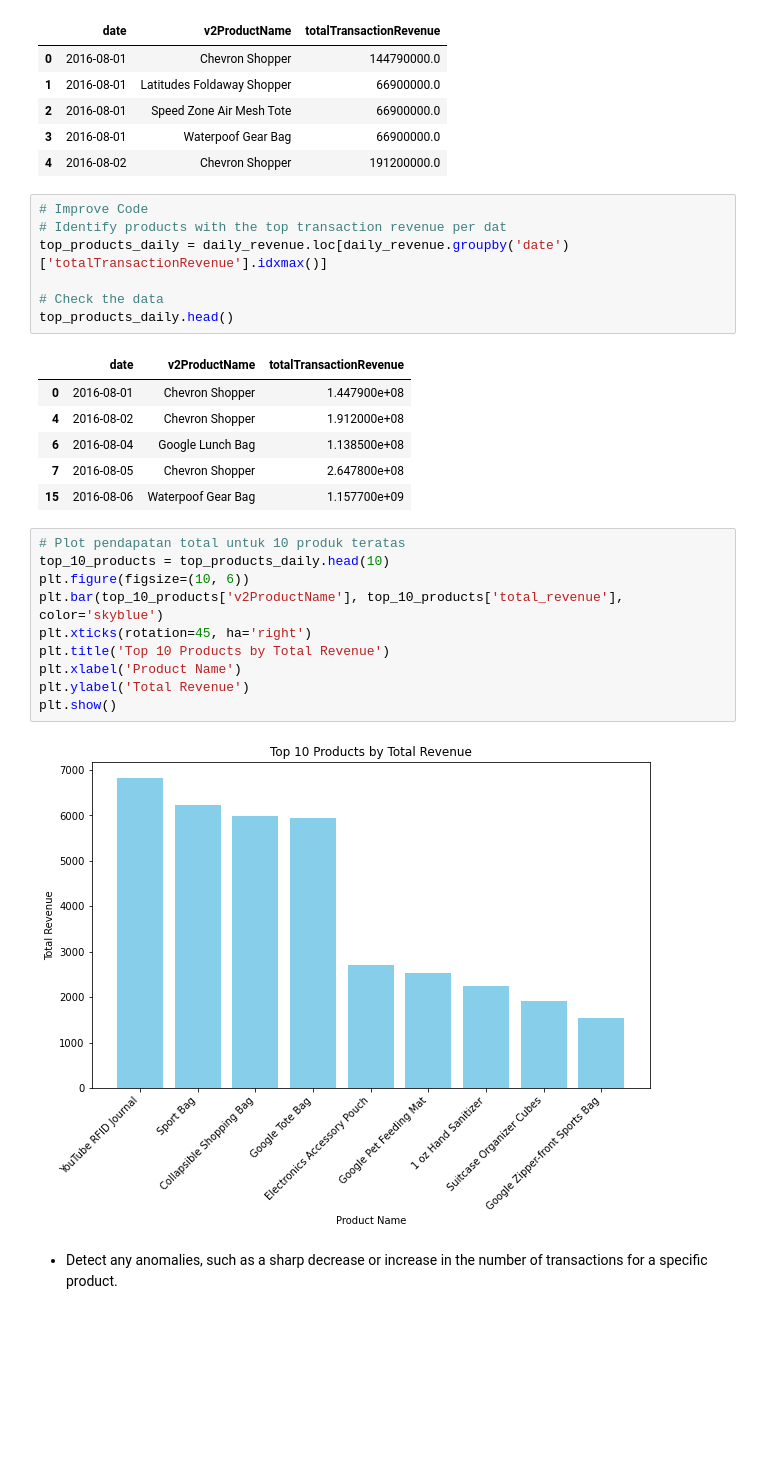
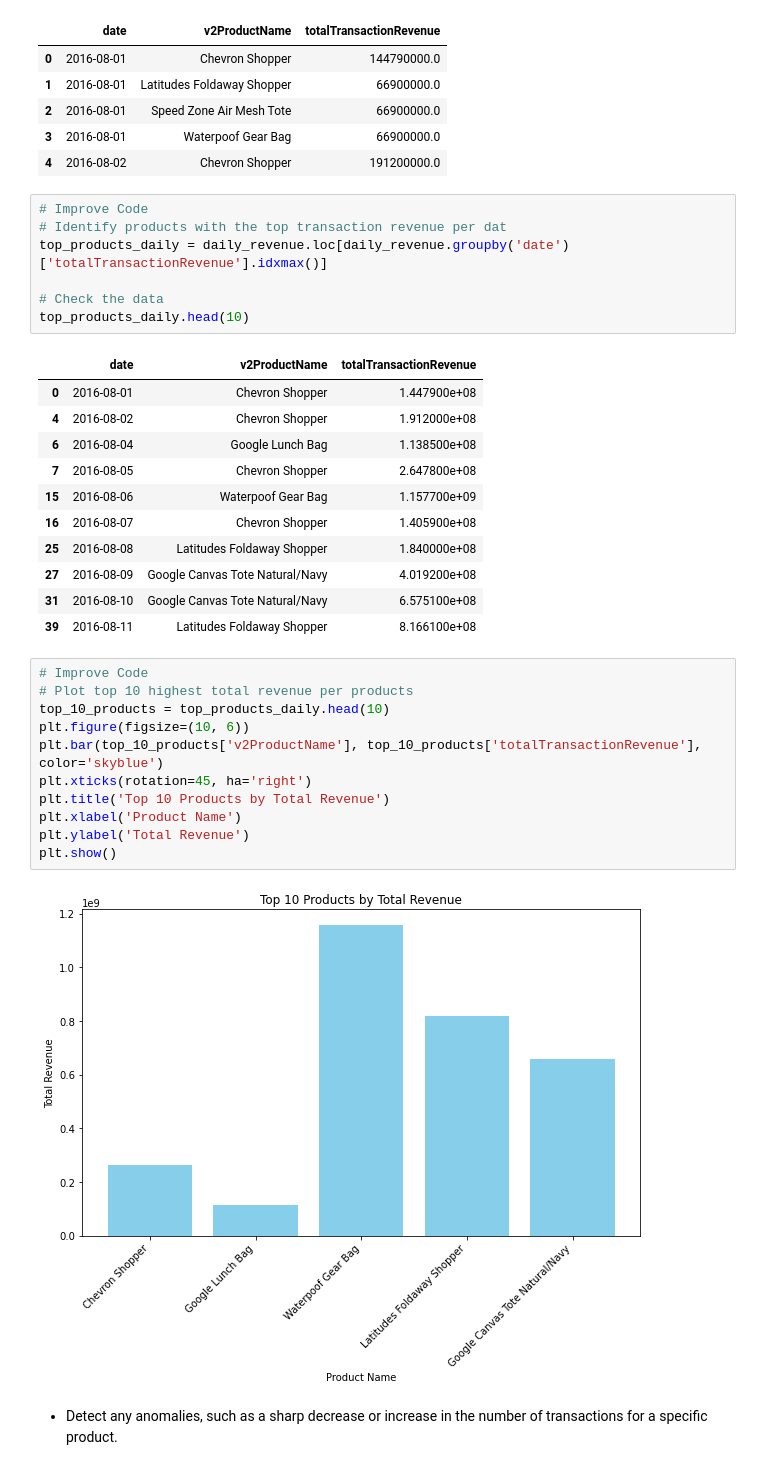
Before and after one commit to syauqikhosyi/ntx-syauqikhosyi-etl-sales-pipeline, a Jupyter notebook: Soal 1 - Data Transformation dan Analysis Case/Soal 1.ipynb, the cells around one changed output. Cells and saved outputs as stored; diff of their text form; blank space fills up the shorter version.

```diff
--- a/Soal 1 - Data Transformation dan Analysis Case/Soal 1.ipynb
+++ b/Soal 1 - Data Transformation dan Analysis Case/Soal 1.ipynb
@@ -387,7 +387,7 @@ daily_revenue.head()
 top_products_daily = daily_revenue.loc[daily_revenue.groupby('date')['totalTransactionRevenue'].idxmax()]
 
 # Check the data
-top_products_daily.head()
+top_products_daily.head(10)
 # %% [output]
 |  | date | v2ProductName | totalTransactionRevenue |
 | 0 | 2016-08-01 | Chevron Shopper | 1.447900e+08 |
@@ -395,18 +395,24 @@ top_products_daily.head()
 | 6 | 2016-08-04 | Google Lunch Bag | 1.138500e+08 |
 | 7 | 2016-08-05 | Chevron Shopper | 2.647800e+08 |
 | 15 | 2016-08-06 | Waterpoof Gear Bag | 1.157700e+09 |
+| 16 | 2016-08-07 | Chevron Shopper | 1.405900e+08 |
+| 25 | 2016-08-08 | Latitudes Foldaway Shopper | 1.840000e+08 |
+| 27 | 2016-08-09 | Google Canvas Tote Natural/Navy | 4.019200e+08 |
+| 31 | 2016-08-10 | Google Canvas Tote Natural/Navy | 6.575100e+08 |
+| 39 | 2016-08-11 | Latitudes Foldaway Shopper | 8.166100e+08 |
 # %%
-# Plot pendapatan total untuk 10 produk teratas
+# Improve Code
+# Plot top 10 highest total revenue per products
 top_10_products = top_products_daily.head(10)
 plt.figure(figsize=(10, 6))
-plt.bar(top_10_products['v2ProductName'], top_10_products['total_revenue'], color='skyblue')
+plt.bar(top_10_products['v2ProductName'], top_10_products['totalTransactionRevenue'], color='skyblue')
 plt.xticks(rotation=45, ha='right')
 plt.title('Top 10 Products by Total Revenue')
 plt.xlabel('Product Name')
 plt.ylabel('Total Revenue')
 plt.show()
 # %% [output]
-[figure, old version]
+[figure, new version]
 # %% [markdown]
 * Detect any anomalies, such as a sharp decrease or increase in the number of transactions for a specific product.
 # %%
```
